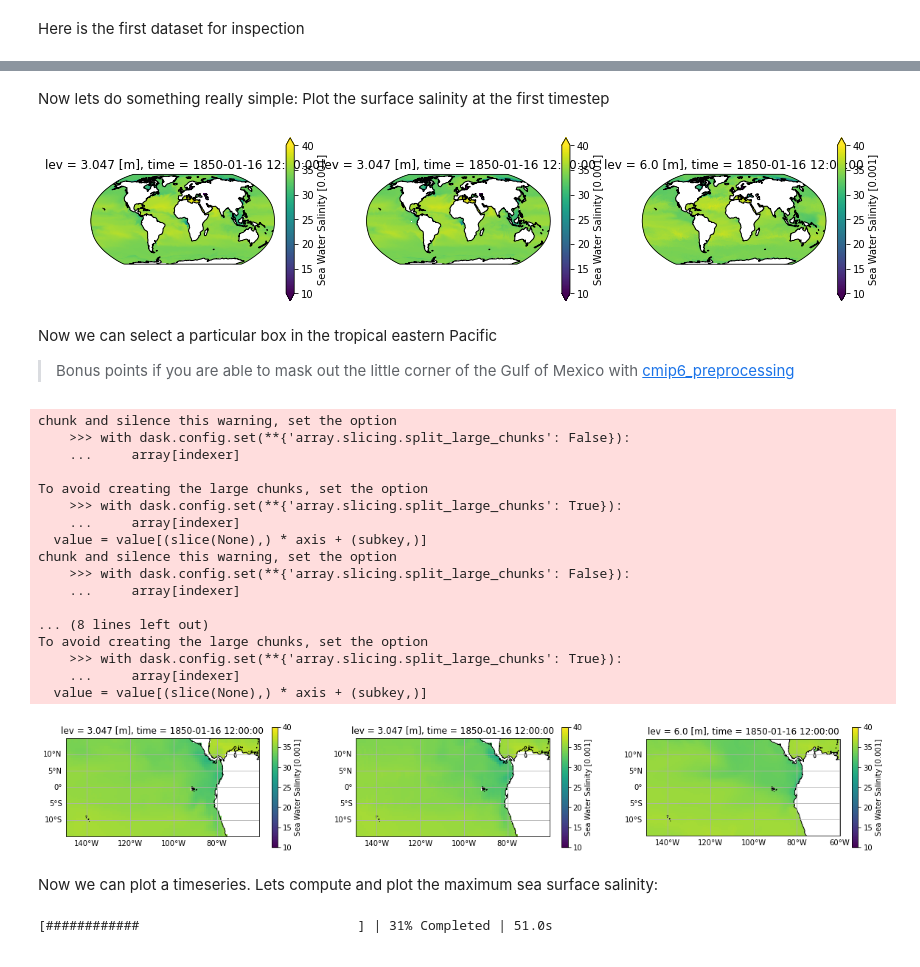
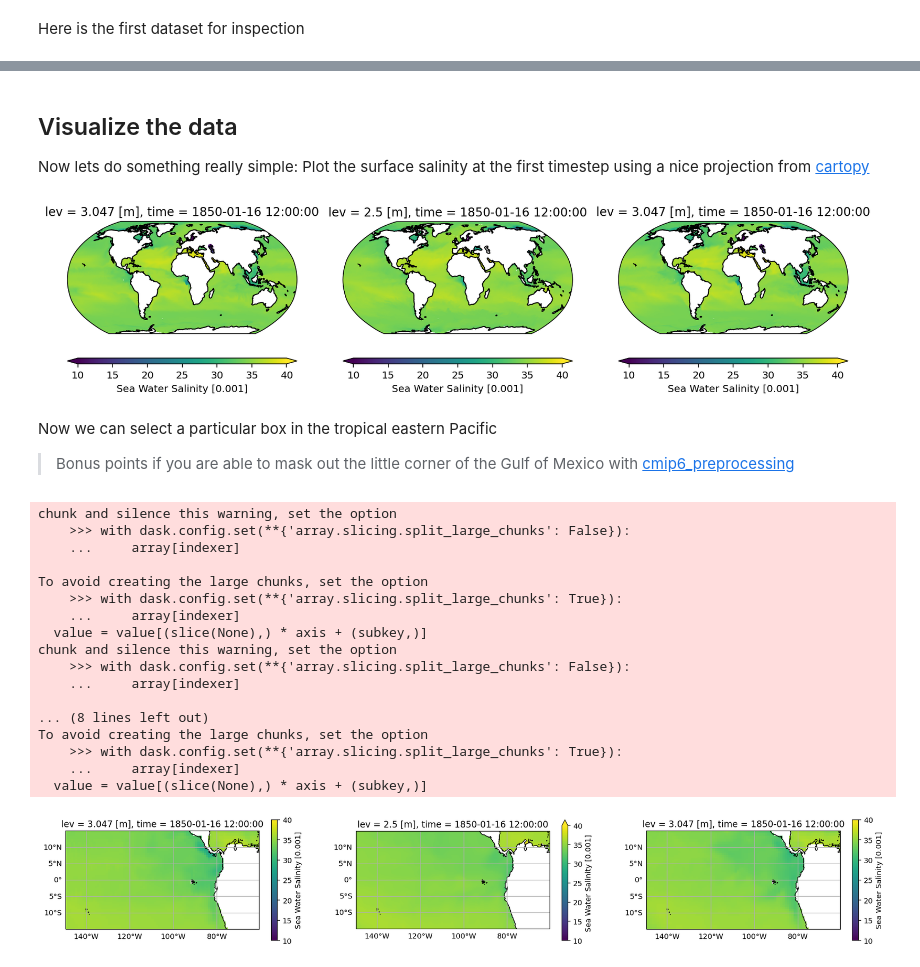
Before and after one commit to jbusecke/tutorial_osm22_cmip6, a Jupyter notebook: getting_started.ipynb, the cells around one changed output, grey strips where cells are left out. Cells and saved outputs as stored; diff of their text form; code cells hidden in the pictures.

```diff
--- a/getting_started.ipynb
+++ b/getting_started.ipynb
@@ -179,24 +179,33 @@ Coordinates: (12/14)
 # %% [markdown]
-Now lets do something really simple: Plot the surface salinity at the first timestep
+## Visualize the data
+
+Now lets do something really simple: Plot the surface salinity at the first timestep using a nice projection from [cartopy](https://scitools.org.uk/cartopy/docs/latest/)
 # %%
+# first set up axes for plotting using matplotlib/cartopy
 fig, axarr = plt.subplots(
+    # 3 columns
     ncols=3,
+    # figure size in inches
     figsize=[14,3],
+    # projection for the plot
     subplot_kw={'projection':ccrs.Robinson()}
 )
+
+# loop over each dataset and associated axes
 for ds, ax in zip(datasets_dict.values(), axarr.flat):
     ds.isel(time=0, lev=0).so.plot(
         ax=ax,
         infer_intervals=False,
         x='lon',
         y='lat',
         transform=ccrs.PlateCarree(),
         vmax=40,
         vmin=10,
+        cbar_kwargs={"orientation": "horizontal", "aspect": 40},
     )
     ax.coastlines()
 # %% [output]
-[figure, old version]
+[figure, new version]
 # %% [markdown]
 Now we can select a particular box in the tropical eastern Pacific
 > Bonus points if you are able to mask out the little corner of the Gulf of Mexico with [cmip6_preprocessing](https://cmip6-preprocessing.readthedocs.io/en/latest/regionmask.html)
@@ -241,6 +250,4 @@ To avoid creating the large chunks, set the option
     >>> with dask.config.set(**{'array.slicing.split_large_chunks': True}):
     ...     array[indexer]
   value = value[(slice(None),) * axis + (subkey,)]
-[figure, old version]
+[figure, new version]
-# %% [markdown]
-Now we can plot a timeseries. Lets compute and plot the maximum sea surface salinity:
@@ -249,9 +254,2 @@ from dask.diagnostics import ProgressBar
-# %%
-# **double check speed on the binder**
-for ds, ax in zip(datasets_dict.values(), axarr.flat):
-    with ProgressBar():
-        ds.so.isel(lev=0).max(['x','y']).plot(ax=ax, label=ds.source_id)
-# %% [output]
-[############                            ] | 31% Completed | 51.0s
 # %% [markdown]
 ## Some more useful information and examples
```
Also changed, not shown: parts of 9 cells of this notebook.
